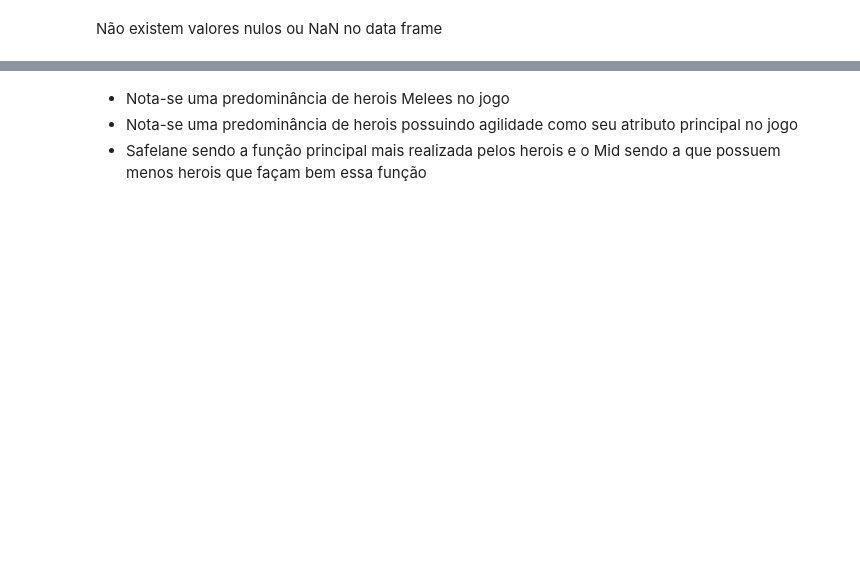
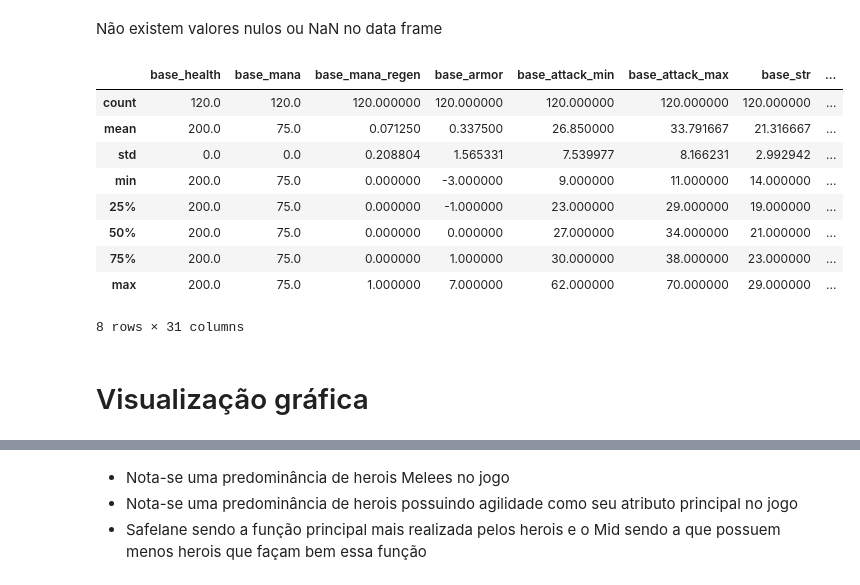
Before and after one commit to RafaelMoraesCruz/Heroes-Dota2, a Jupyter notebook: app.ipynb, the cells around one changed output, grey strips where cells are left out. Saved outputs shown, nothing was run; the diff lists cells and outputs as text; code cells hidden in the pictures; blank space fills up the shorter version.

```diff
--- a/app.ipynb
+++ b/app.ipynb
@@ -51,5 +53,20 @@ sns.heatmap(df.isna())
 # %% [markdown]
 Não existem valores nulos ou NaN no data frame
+# %%
+df.describe()
+# %% [output]
+|  | base_health | base_mana | base_mana_regen | base_armor | base_attack_min | base_attack_max | base_str | ... |
+| count | 120.0 | 120.0 | 120.000000 | 120.000000 | 120.000000 | 120.000000 | 120.000000 | ... |
+| mean | 200.0 | 75.0 | 0.071250 | 0.337500 | 26.850000 | 33.791667 | 21.316667 | ... |
+| std | 0.0 | 0.0 | 0.208804 | 1.565331 | 7.539977 | 8.166231 | 2.992942 | ... |
+| min | 200.0 | 75.0 | 0.000000 | -3.000000 | 9.000000 | 11.000000 | 14.000000 | ... |
+| 25% | 200.0 | 75.0 | 0.000000 | -1.000000 | 23.000000 | 29.000000 | 19.000000 | ... |
+| 50% | 200.0 | 75.0 | 0.000000 | 0.000000 | 27.000000 | 34.000000 | 21.000000 | ... |
+| 75% | 200.0 | 75.0 | 0.000000 | 1.000000 | 30.000000 | 38.000000 | 23.000000 | ... |
+| max | 200.0 | 75.0 | 1.000000 | 7.000000 | 62.000000 | 70.000000 | 29.000000 | ... |
+8 rows × 31 columns
+# %% [markdown]
+# Visualização gráfica
 # %%
 area = plt.figure(figsize=(12,8))
 fig1 = area.add_subplot(2,2,1)
```
Also changed, not shown: parts of 20 cells of this notebook.
